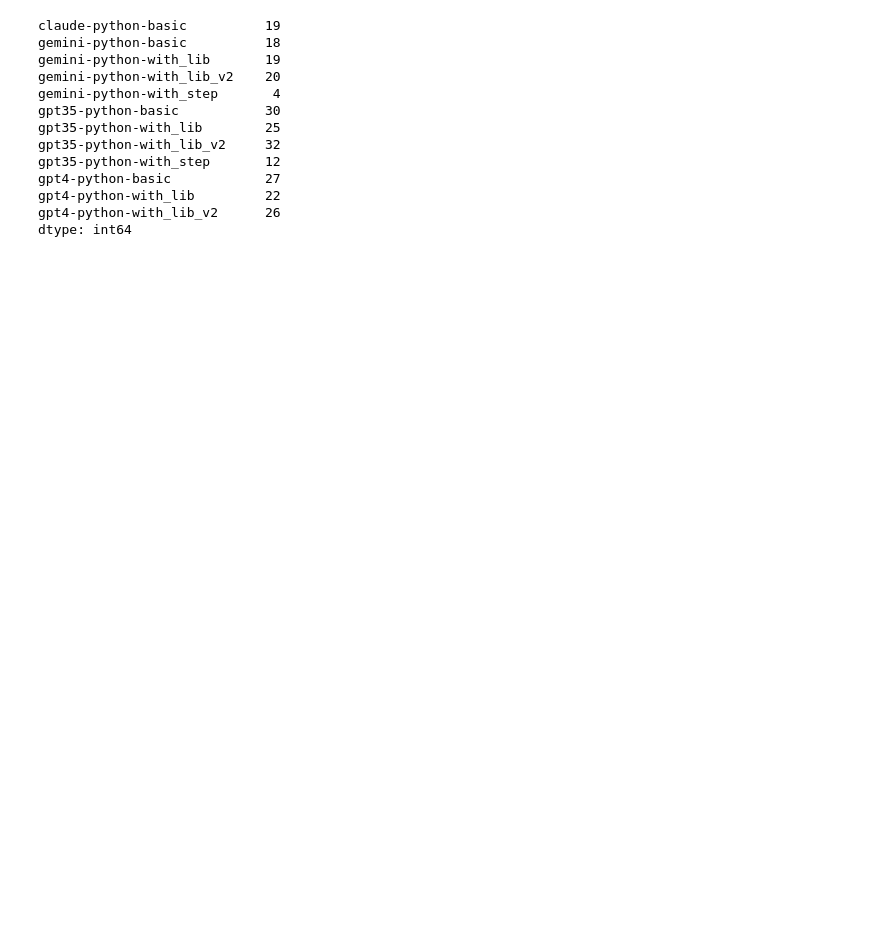
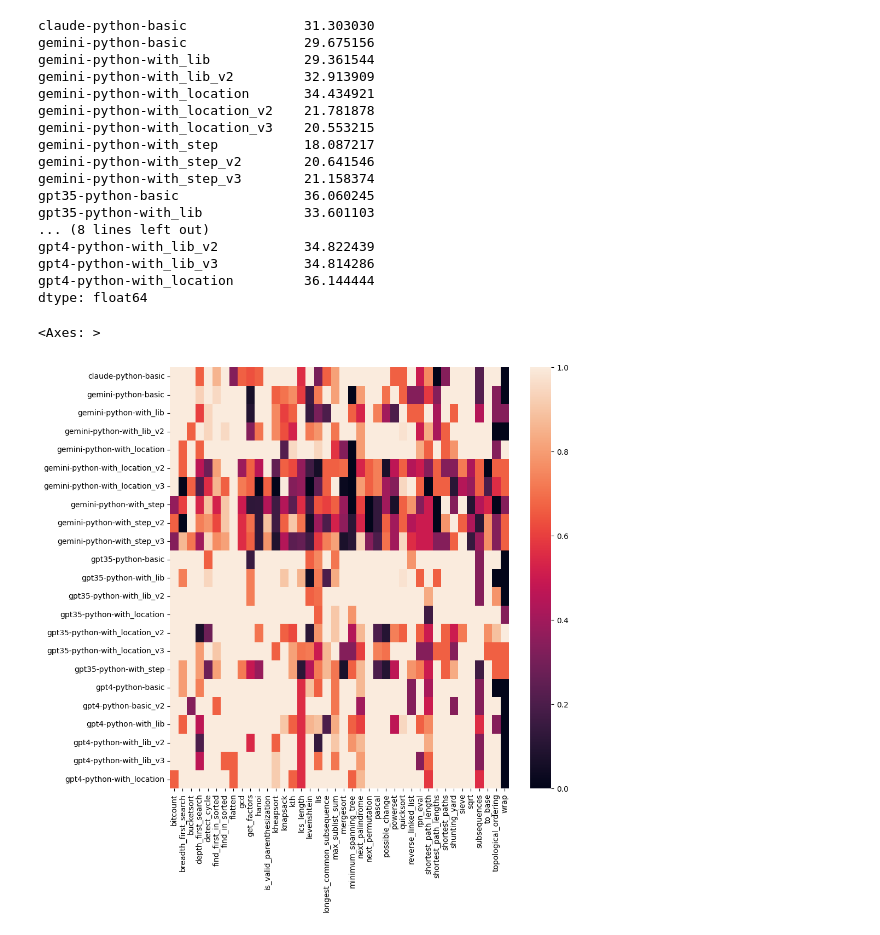
Before and after one commit to alan8365/LLM-dubug, a Jupyter notebook: plot.ipynb, the cells around one changed output. Cells and saved outputs as stored; diff of their text form; code cells hidden in the pictures; blank space fills up the shorter version.

Commit message:
plot update

```diff
--- a/plot.ipynb
+++ b/plot.ipynb
@@ -86,18 +111,31 @@ Name: gemini-python-basic, dtype: float64
 # %%
-df_sum = df[df == 1].count()
+df_sum = df.sum()
 
 df_sum
 # %% [output]
-claude-python-basic          19
-gemini-python-basic          18
-gemini-python-with_lib       19
-gemini-python-with_lib_v2    20
-gemini-python-with_step       4
-gpt35-python-basic           30
-gpt35-python-with_lib        25
-gpt35-python-with_lib_v2     32
-gpt35-python-with_step       12
-gpt4-python-basic            27
-gpt4-python-with_lib         22
-gpt4-python-with_lib_v2      26
-dtype: int64
+claude-python-basic               31.303030
+gemini-python-basic               29.675156
+gemini-python-with_lib            29.361544
+gemini-python-with_lib_v2         32.913909
+gemini-python-with_location       34.434921
+gemini-python-with_location_v2    21.781878
+gemini-python-with_location_v3    20.553215
+gemini-python-with_step           18.087217
+gemini-python-with_step_v2        20.641546
+gemini-python-with_step_v3        21.158374
+gpt35-python-basic                36.060245
+gpt35-python-with_lib             33.601103
+... (8 lines left out)
+gpt4-python-with_lib_v2           34.822439
+gpt4-python-with_lib_v3           34.814286
+gpt4-python-with_location         36.144444
+dtype: float64
+# %%
+import matplotlib.pyplot as plt
+
+fig, ax = plt.subplots(figsize=(10,10))
+
+sns.heatmap(df.transpose(), xticklabels=True, yticklabels=True,)
+# %% [output]
+<Axes: >
+[figure, added]
```
Also changed, not shown: parts of 5 cells of this notebook.
